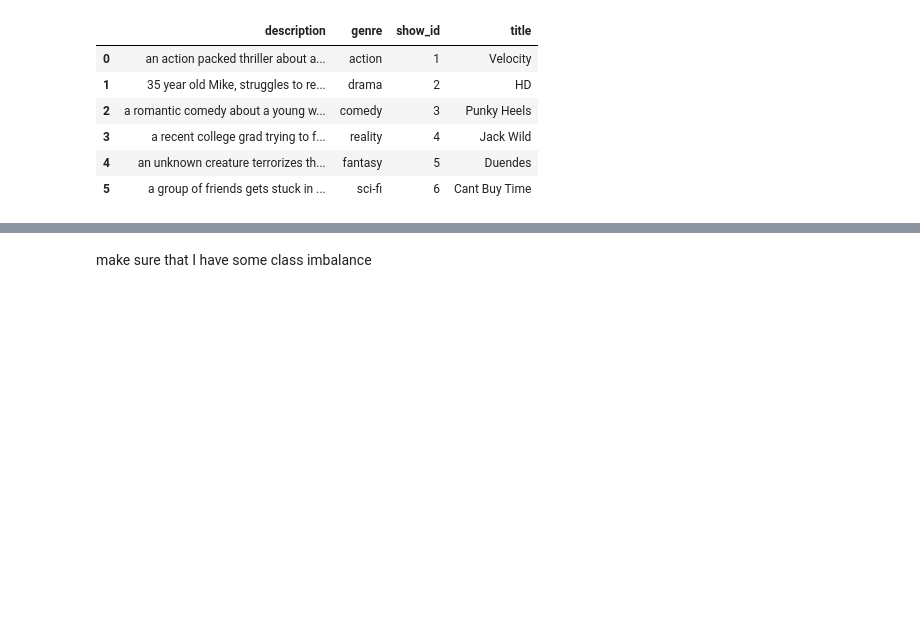
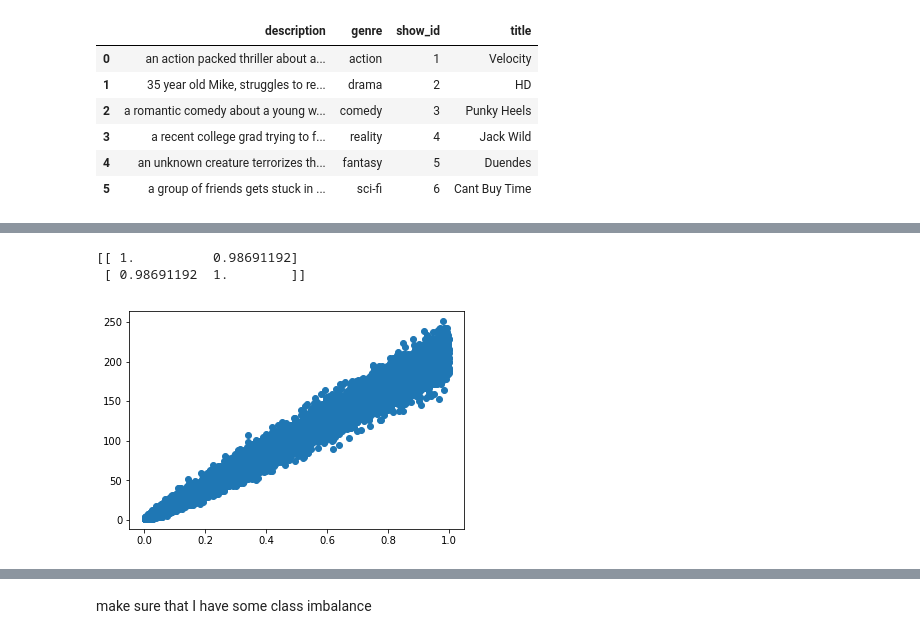
Before and after one commit to dvatterott/data_challenge, a Jupyter notebook: data_challenge_development.ipynb, the cells around one changed output, grey strips where cells are left out. Drawn from its saved outputs; the diff is of its cells as text; code cells hidden in the pictures; blank space fills up the shorter version.

```diff
--- a/data_challenge_development.ipynb
+++ b/data_challenge_development.ipynb
@@ -147,8 +144,8 @@ def find_show_probability(row, alpha_dict):
         if age < 0:
             return 'alpha_dict broken!'
 # %%
-female_alphas = generate_alpha_dict(10,10, num_out=show_df.shape[0])
-male_alphas = generate_alpha_dict(10,10, num_out=show_df.shape[0])
+female_alphas = generate_alpha_dict(10, precision=precision, num_out=show_df.shape[0], beta=False)
+male_alphas = generate_alpha_dict(10, precision=precision, num_out=show_df.shape[0], beta=False)
 
 alpha = [male_alphas, female_alphas]
 
@@ -170,9 +167,10 @@ def create_use_df(customer_df, show_df, size=1000, person_id = 'p_id'):
 # %%
 behavioral_df = pd.DataFrame(create_use_df(people_df, show_df, size=number_actions))
 # %%
-def create_person_alpha_dict(behavioral_df, show_df):
+def create_person_alpha_dict(behavioral_df, show_df, precision=100):
     output = {}
-    genre_proclivity = np.random.rand(show_df.shape[0])
+    genre_proclivity = np.random.rand(show_df.shape[0])**2
+    print(genre_proclivity)
     shows = show_df['show_id'].values
 
     grouped_df = pd.merge(behavioral_df, show_df, on='show_id')\
@@ -182,7 +180,8 @@ def create_person_alpha_dict(behavioral_df, show_df):
     grouped_df['total'] = grouped_df['total']/grouped_df['total'].max()
     grouped_df[shows] = grouped_df[shows].apply(lambda x: x/sum(x), axis=1)
     for row in grouped_df.iterrows():
-        output[row[1]['p_id']] = sum(row[1][shows].values*genre_proclivity, row[1]['total'])*5
+        output[row[1]['p_id']] = [precision*sum((row[1][shows].values**2)*genre_proclivity*4, (row[1]['total']**2)), precision]
+        # output[row[1]['p_id']] = [precision*(row[1]['total']*3)**2,precision]
     return output
 # %%
 def signup_probability(row, alpha_dict):
@@ -195,0 +197,11 @@ people_df['subscriber_prob'] = per_row_draws(people_df, np.random.beta, signup_p
+# %%
+def test_features(x, y):
+    print(np.corrcoef(x,y))
+    plt.plot(x,y,'o')
+
+test_features(people_df[people_df.p_id.isin(behavioral_df.p_id.unique())].watch_prob,
+             behavioral_df.groupby('p_id')['show_id'].count().reset_index()['show_id'])
+# %% [output]
+[[ 1.          0.98691192]
+ [ 0.98691192  1.        ]]
+[figure, added]
```
Also changed, not shown: parts of 20 cells of this notebook, 3 other files.
